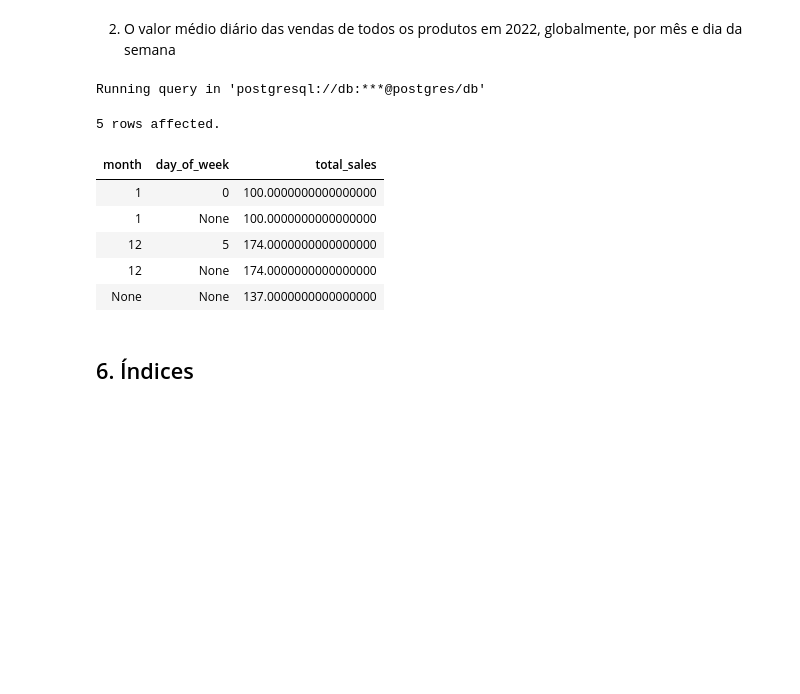
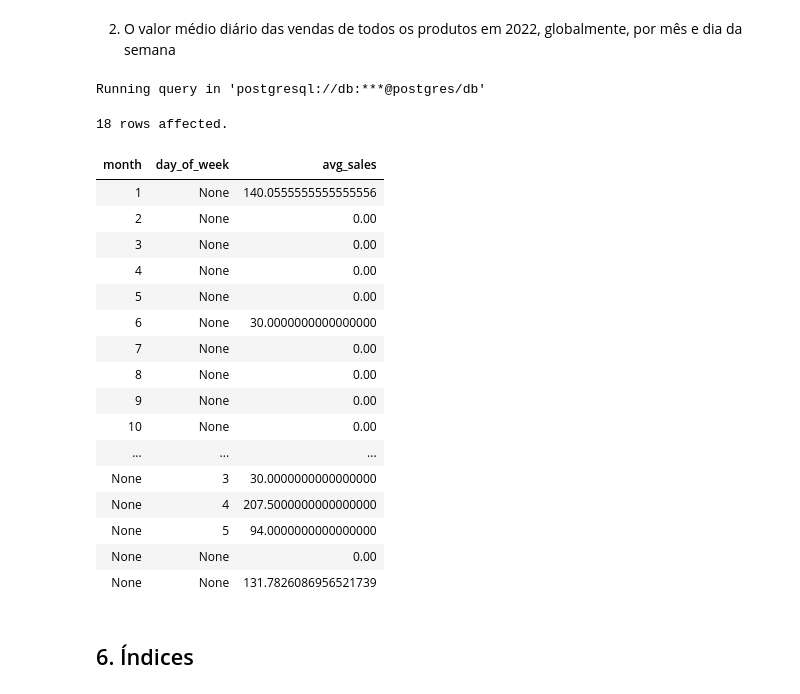
Before and after one commit to GSAprod/IST-BD-Projeto, a Jupyter notebook: entrega-3/work/E3-report.ipynb, the cells around one changed output. Saved outputs shown, nothing was run; the diff lists cells and outputs as text; code cells hidden in the pictures; blank space fills up the shorter version.

```diff
--- a/entrega-3/work/E3-report.ipynb
+++ b/entrega-3/work/E3-report.ipynb
@@ -413,22 +451,36 @@ Running query in 'postgresql://db:***@postgres/db'
 # %%
 %%sql
 
---TODO: Adicionar mais orders para ter uma tabela com mais entradas
-
-SELECT month, day_of_week, AVG(total_price) as total_sales
-FROM product_sales
-WHERE year = 2022
-GROUP BY ROLLUP(month, day_of_week)
-ORDER BY month, day_of_week ASC;
+SELECT
+    month, p.day_of_week AS day_of_week, COALESCE(AVG(total_price),0.00) as avg_sales
+FROM
+    product_sales p
+    RIGHT JOIN (SELECT month, day_of_week FROM dates)
+        AS dates_products USING (month, day_of_week)
+GROUP BY
+    GROUPING SETS((), (month), (p.day_of_week))
+ORDER BY
+    month, p.day_of_week ASC;
 # %% [output]
 Running query in 'postgresql://db:***@postgres/db'
-5 rows affected.
+18 rows affected.
-| month | day_of_week | total_sales |
-| 1 | 0 | 100.0000000000000000 |
-| 1 | None | 100.0000000000000000 |
-| 12 | 5 | 174.0000000000000000 |
-| 12 | None | 174.0000000000000000 |
-| None | None | 137.0000000000000000 |
+| month | day_of_week | avg_sales |
+| 1 | None | 140.0555555555555556 |
+| 2 | None | 0.00 |
+| 3 | None | 0.00 |
+| 4 | None | 0.00 |
+| 5 | None | 0.00 |
+| 6 | None | 30.0000000000000000 |
+| 7 | None | 0.00 |
+| 8 | None | 0.00 |
+| 9 | None | 0.00 |
+| 10 | None | 0.00 |
+| ... | ... | ... |
+| None | 3 | 30.0000000000000000 |
+| None | 4 | 207.5000000000000000 |
+| None | 5 | 94.0000000000000000 |
+| None | None | 0.00 |
+| None | None | 131.7826086956521739 |
 # %% [markdown]
 ## 6. Índices
 # %% [markdown]
```
Also changed, not shown: parts of 5 cells of this notebook.
